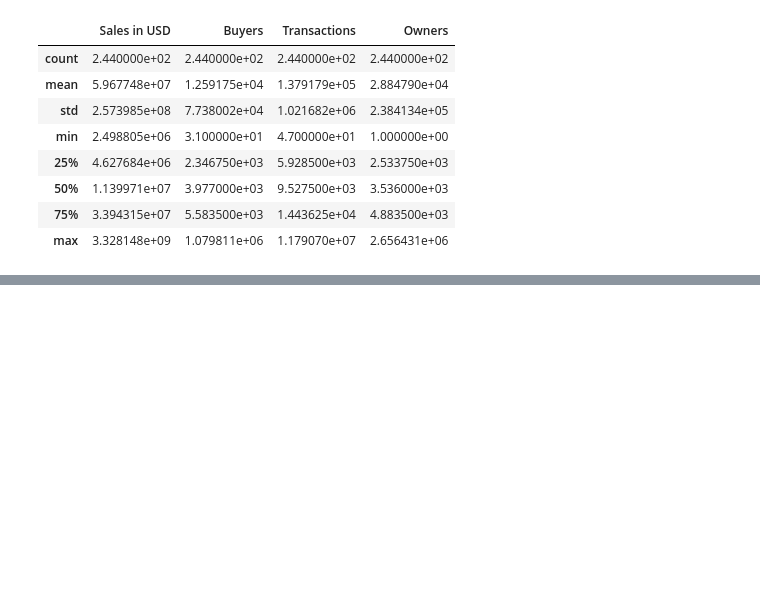
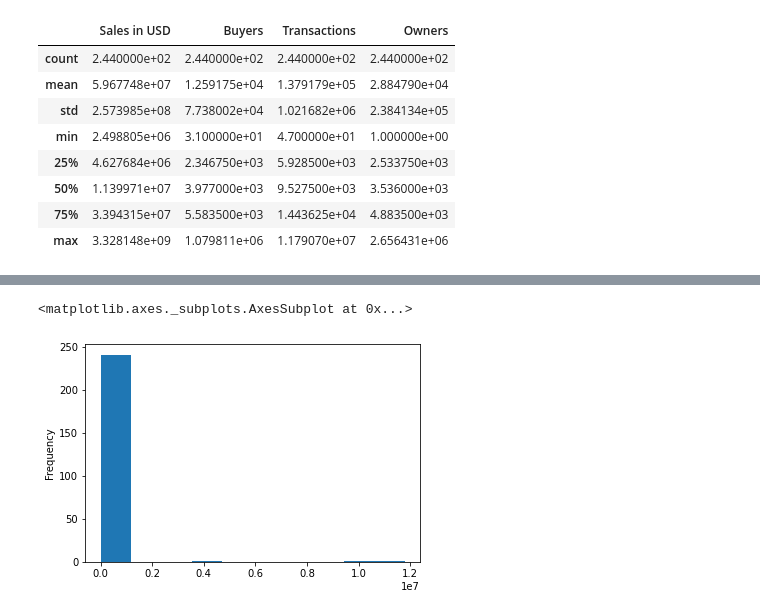
Before and after one commit to Sarah-Yifei-Wang/w209_visualization, a Jupyter notebook: notebooks/EDA.ipynb, the cells around one changed output, grey strips where cells are left out. Saved outputs shown, nothing was run; the diff lists cells and outputs as text; code cells hidden in the pictures; blank space fills up the shorter version.

```diff
--- a/notebooks/EDA.ipynb
+++ b/notebooks/EDA.ipynb
@@ -97,0 +121,5 @@ top_collections['Sales in USD'].plot.bar()
+# %%
+nft_transactions['Transactions'].plot.hist()
+# %% [output]
+<matplotlib.axes._subplots.AxesSubplot at 0x...>
+[figure, added]
```
Also changed, not shown: parts of 12 cells of this notebook.
